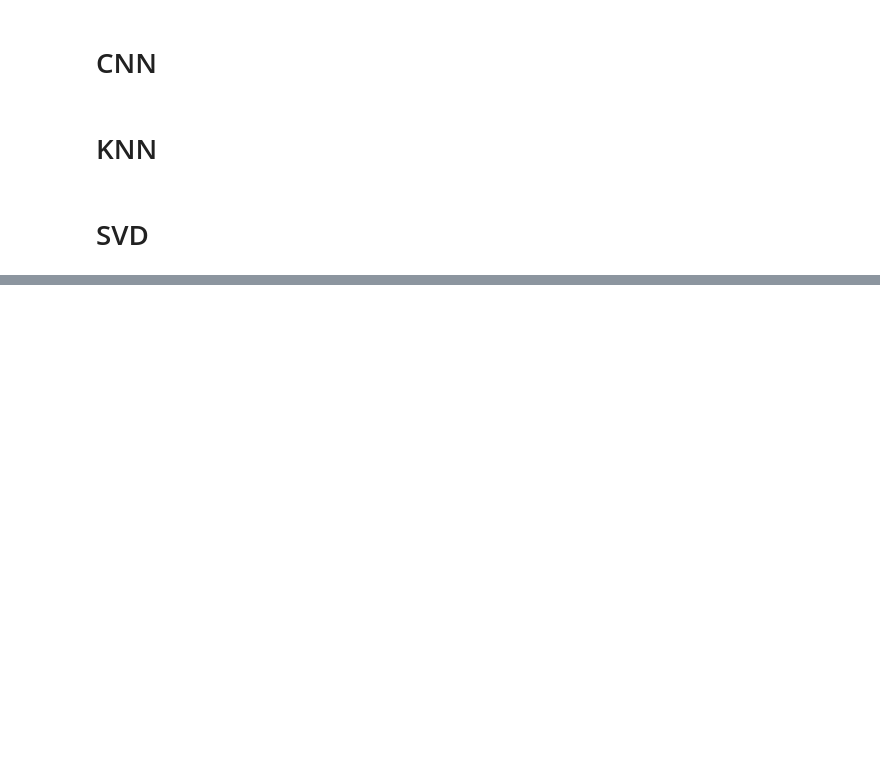
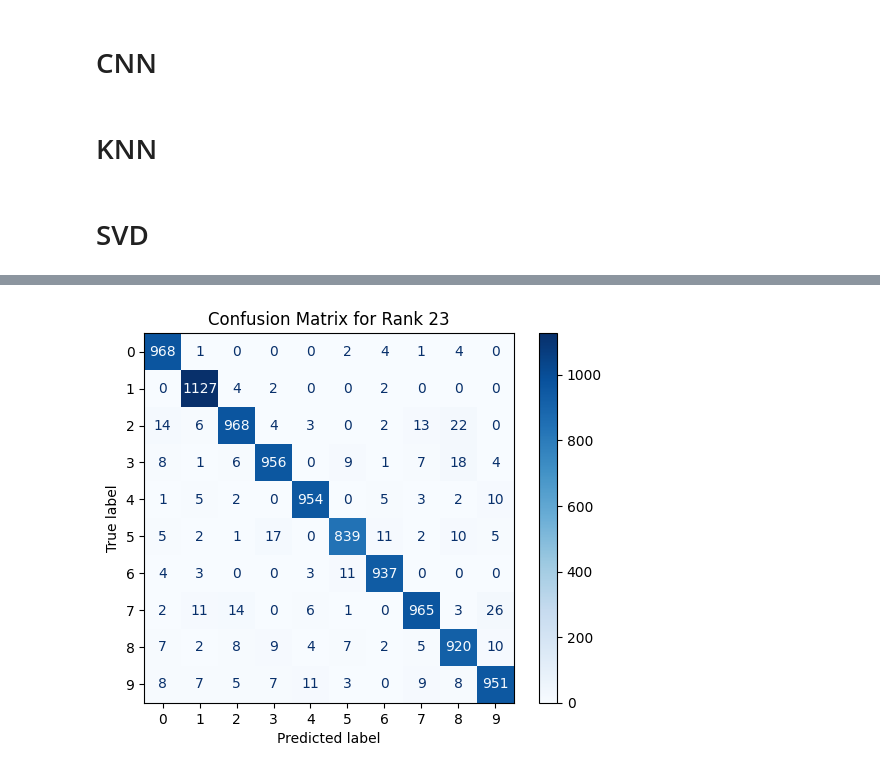
Before and after one commit to TomiTian/Mathematical-Modelling, a Jupyter notebook: main.ipynb, the cells around one changed output, grey strips where cells are left out. Saved outputs shown, nothing was run; the diff lists cells and outputs as text; code cells hidden in the pictures; blank space fills up the shorter version.

```diff
--- a/main.ipynb
+++ b/main.ipynb
@@ -86,0 +242,17 @@ results
+# %%
+# Classify test images again
+start_time_2 = time.perf_counter()
+train2, test2 = load_mnist(path_raw_data)
+
+r=23
+X_train = train2['x']  # Training images
+y_train = train2['y']  # Training labels
+
+X_test = test2['x']  # Test images
+y_test = test2['y']  # Test labels
+predictions = np.array([classify_image(image, svd_dict) for image in X_test])
+accuracy = np.mean(predictions == y_test)
+end_time_2 = time.perf_counter()
+time_2 = end_time_2 - start_time_2
+
+print(f"Accuracy: {accuracy} with rank:{r}, this took {time_2} seconds")
@@ -86,0 +261,8 @@ results
+# %%
+conf_matrix = confusion_matrix(y_test, predictions, labels=np.arange(10))
+disp = ConfusionMatrixDisplay(confusion_matrix=conf_matrix, display_labels=np.arange(10))
+disp.plot(cmap=plt.cm.Blues)
+plt.title(f"Confusion Matrix for Rank {r}")
+plt.show()
+# %% [output]
+[figure, added]
```
Also changed, not shown: parts of 22 cells of this notebook, 7 other files.
